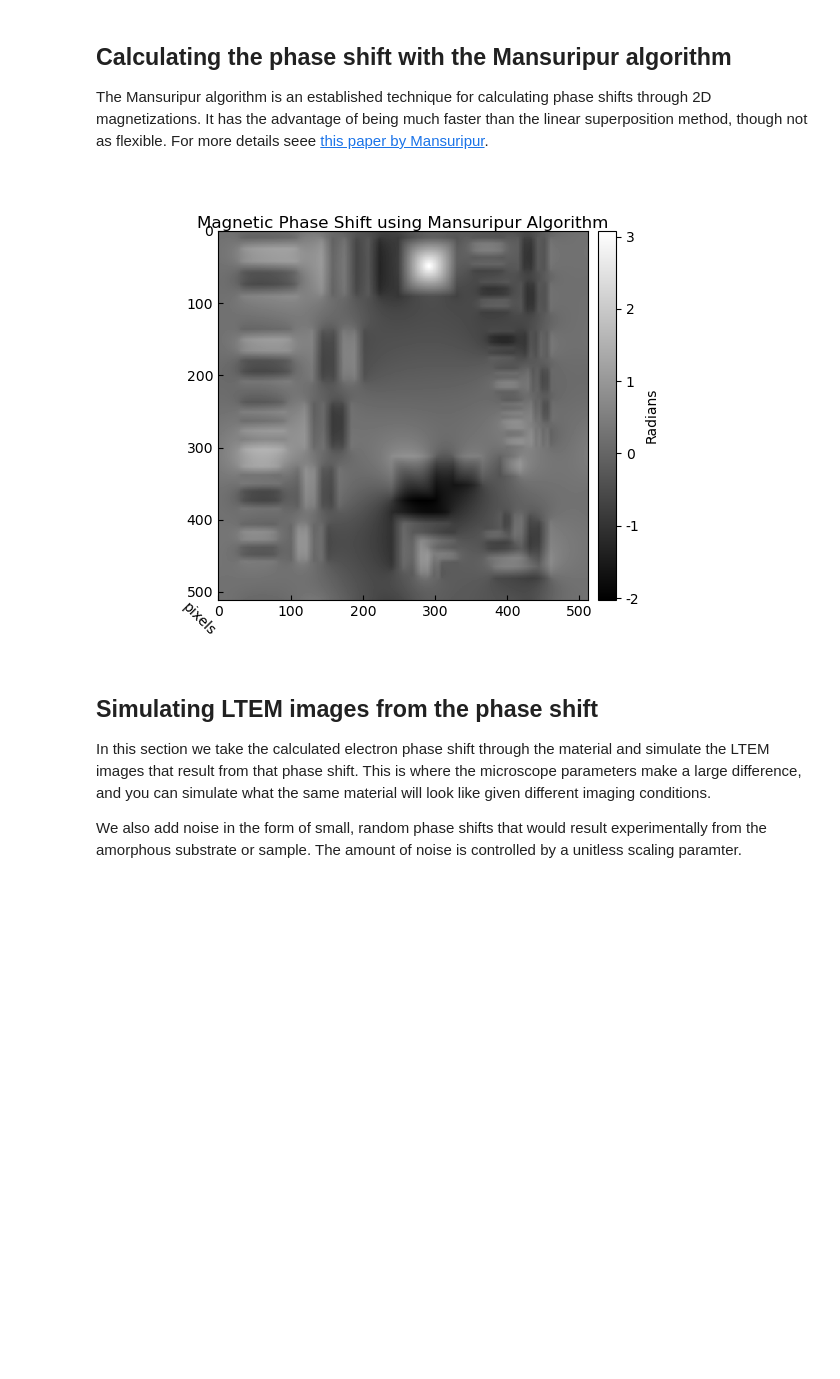
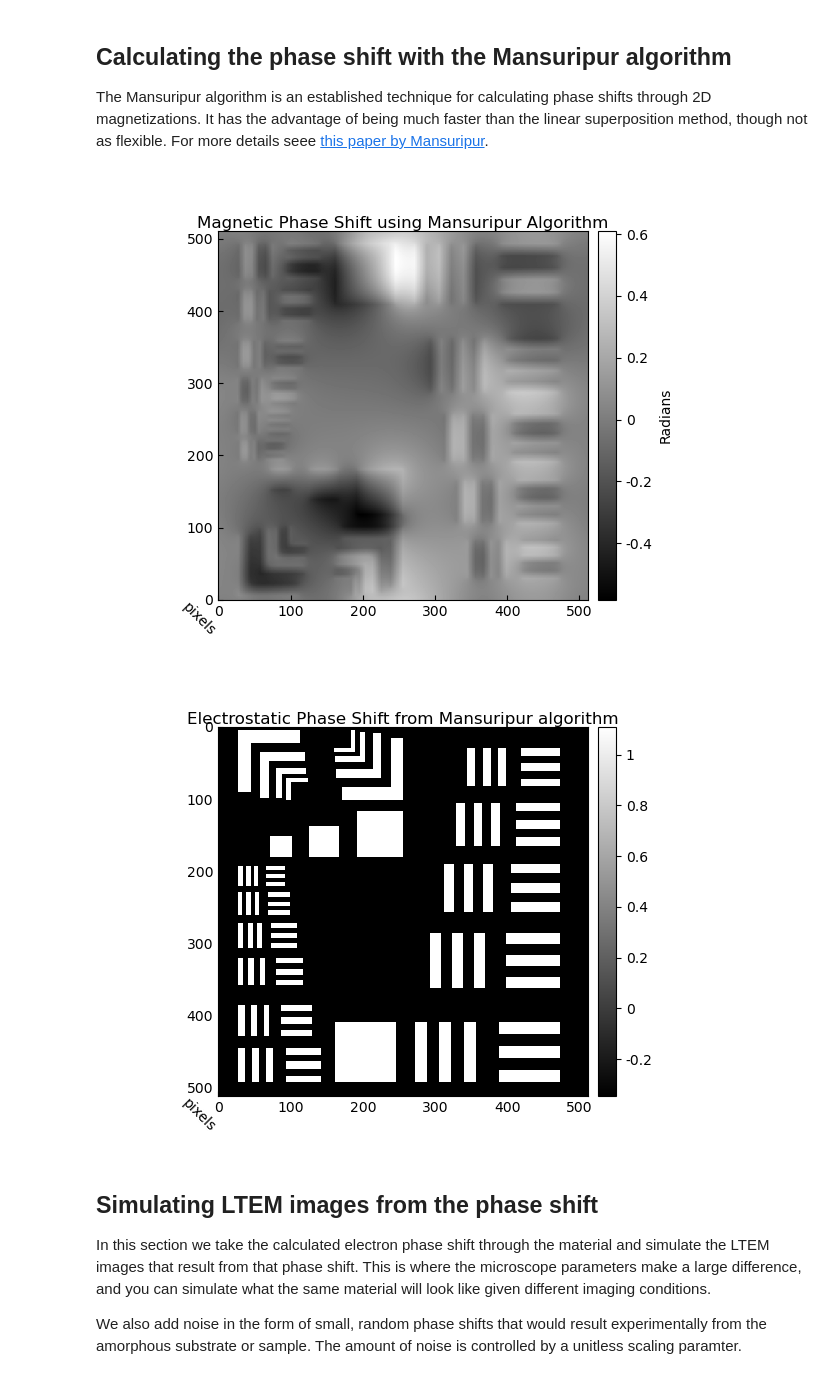
Before and after one commit to KaynaL-MT/PyLorentz, a Jupyter notebook: Examples/SIM_KaynaL-MT.ipynb, the cells around one changed output. Drawn from its saved outputs; the diff is of its cells as text; code cells hidden in the pictures; blank space fills up the shorter version.

```diff
--- a/Examples/SIM_KaynaL-MT.ipynb
+++ b/Examples/SIM_KaynaL-MT.ipynb
@@ -163,7 +163,7 @@ Here we show each of the main steps that takes place in reconstruc_ovf(), using
 #### Creating a sample magnetization.
 The dimensions are small to reduce computation time.
 # %%
-file = "/Volumes/Lorentz/Kayna/Simulations/Mumax3/2023_04_26/std_relax_nano.out/USAF_res_pattern_.ovf"
+file = "/Volumes/Lorentz/Kayna/Simulations/Mumax3/2023_07_05/std_relax_2D_nano_0.7nm.out/USAF_res_pattern_.ovf"
 B0 = 1e4 # gauss
 sample_V0 = 20 # V
 sample_xip0 = 100 # nm
@@ -180,7 +180,8 @@ show_2D(mag_x,
         l=0.10,
         w=1.0,
         title="Raw in-plane magnetization from OVF file",
-        color=True
+        color=True,
+        origin="lower"
         )
 
 show_3D(mag_x,
@@ -197,0 +199,3 @@ Summing along first axis
+# %%
+thk_map = make_thickness_map(mag_x, mag_y, mag_z, file=file)
+show_im(thk_map.sum(axis=0), "Thickness map", cbar=True, cbar_title="# Layers thick")
@@ -231,31 +237,34 @@ The Mansuripur algorithm is an established technique for calculating phase shift
 # %%
 phi0 = 2.07e7   # Gauss*nm^2
 b0 = B0
 V0 = sample_V0
 thickness_nm = zscale * 1 # 1 layer only, so thickness is just 10nm
 # pre_B = 2*np.pi*b0*zscale*del_px/phi0
 # pre_E = Microscope().sigma*V0*thickness_nm
 
 ephi_m, mphi_m = std_mansPhi(mag_x,
                               mag_y,
                               mag_z,
                               isl_thk=zscale*1,
                               zscale=zscale,
                               del_px=del_px,
+                              isl_shape=thk_map,
                               b0=b0,
                               isl_V0=V0
                               )
 
 show_im(mphi_m,
         title="Magnetic Phase Shift using Mansuripur Algorithm",
-        cbar_title="Radians"
+        cbar_title="Radians",
+        origin="lower"
         )
 
-# show_im(ephi_m,
-        # title="Electrostatic Phase Shift from Mansuripur algorithm"
-        # ) # usually "null" or "uniform"
+show_im(ephi_m,
+        title="Electrostatic Phase Shift from Mansuripur algorithm"
+        ) # usually "null" or "uniform"
 # %% [output]
-[figure, old version]
+[figure, new version]
+[figure, added]
 # %%
 # # Apply mansuripur algorithm with some standard materials parameters.
 # ephi_m, mphi_m = std_mansPhi(Bloch_x, Bloch_y, Bloch_z,
```
Also changed, not shown: parts of 7 cells of this notebook, 3 other files.
